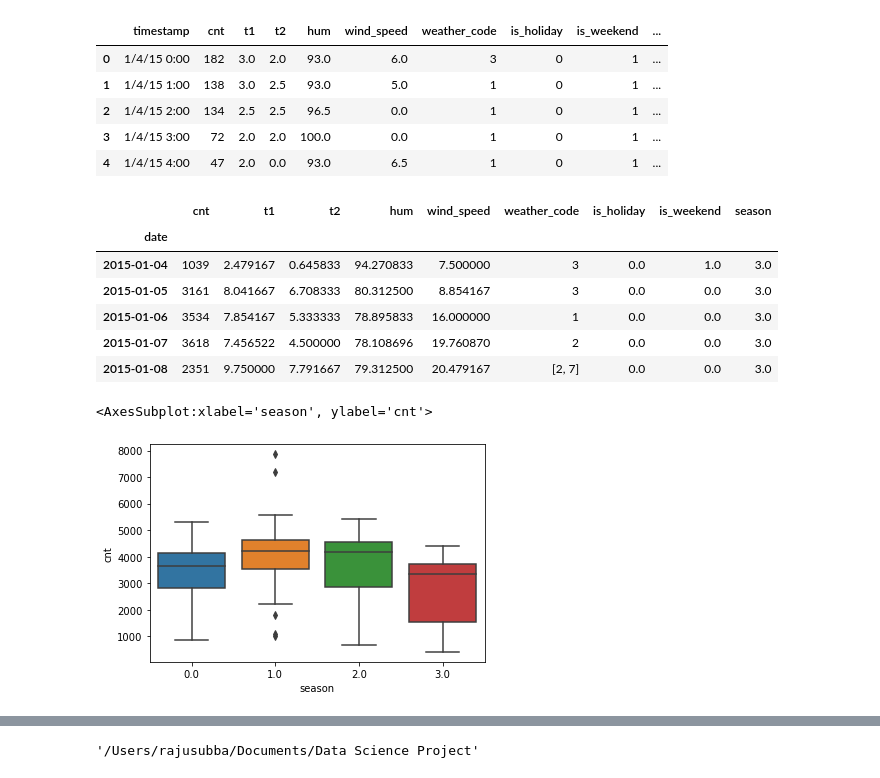
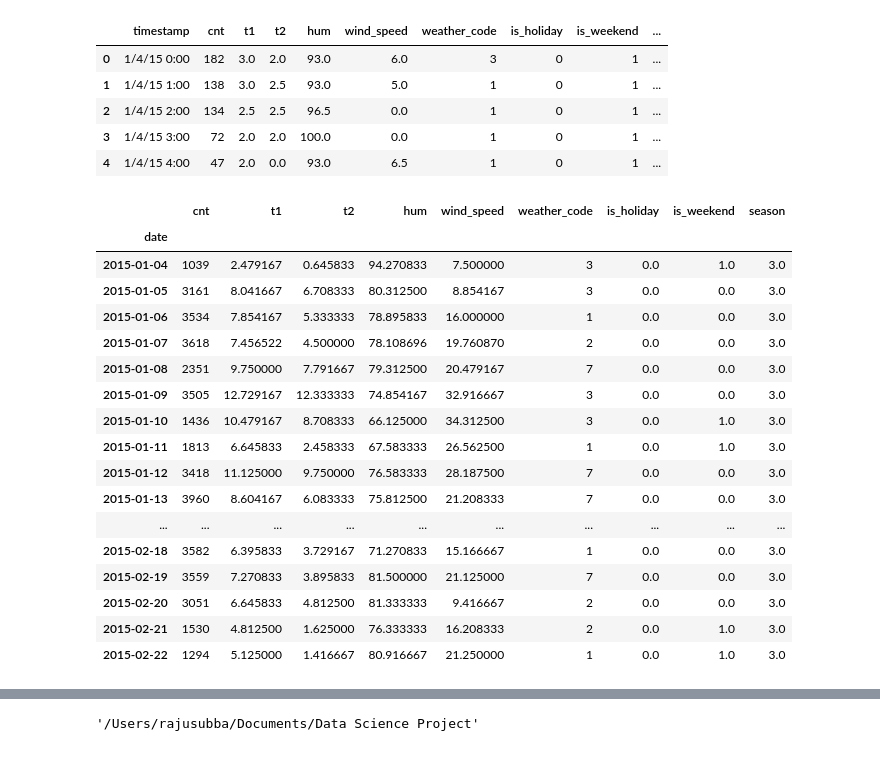
Before and after one commit to Rajusubba/london-bike-shares, a Jupyter notebook: London Bike Share.ipynb, the cells around one changed output, grey strips where cells are left out. Drawn from its saved outputs; the diff is of its cells as text; code cells hidden in the pictures.

```diff
--- a/London Bike Share.ipynb
+++ b/London Bike Share.ipynb
@@ -358,18 +358,24 @@ bsd2 = bsd1.groupby('date').aggregate({
     'is_holiday': 'mean',
     'is_weekend': 'mean',
     'season': 'mean'})
-# %%
-bsd2.head()
-# %% [output]
-|  | cnt | t1 | t2 | hum | wind_speed | weather_code | is_holiday | is_weekend | season |
-| date |  |  |  |  |  |  |  |  |  |
-| 2015-01-04 | 1039 | 2.479167 | 0.645833 | 94.270833 | 7.500000 | 3 | 0.0 | 1.0 | 3.0 |
-| 2015-01-05 | 3161 | 8.041667 | 6.708333 | 80.312500 | 8.854167 | 3 | 0.0 | 0.0 | 3.0 |
-| 2015-01-06 | 3534 | 7.854167 | 5.333333 | 78.895833 | 16.000000 | 1 | 0.0 | 0.0 | 3.0 |
-| 2015-01-07 | 3618 | 7.456522 | 4.500000 | 78.108696 | 19.760870 | 2 | 0.0 | 0.0 | 3.0 |
-| 2015-01-08 | 2351 | 9.750000 | 7.791667 | 79.312500 | 20.479167 | [2, 7] | 0.0 | 0.0 | 3.0 |
-# %%
-sns.boxplot(x = "season", y = "cnt", data = bsd2)
-# %% [output]
-<AxesSubplot:xlabel='season', ylabel='cnt'>
-[figure, removed]
+# %%
+bsd2.head(50)
+# %% [output]
+|  | cnt | t1 | t2 | hum | wind_speed | weather_code | is_holiday | is_weekend | season |
+| date |  |  |  |  |  |  |  |  |  |
+| 2015-01-04 | 1039 | 2.479167 | 0.645833 | 94.270833 | 7.500000 | 3 | 0.0 | 1.0 | 3.0 |
+| 2015-01-05 | 3161 | 8.041667 | 6.708333 | 80.312500 | 8.854167 | 3 | 0.0 | 0.0 | 3.0 |
+| 2015-01-06 | 3534 | 7.854167 | 5.333333 | 78.895833 | 16.000000 | 1 | 0.0 | 0.0 | 3.0 |
+| 2015-01-07 | 3618 | 7.456522 | 4.500000 | 78.108696 | 19.760870 | 2 | 0.0 | 0.0 | 3.0 |
+| 2015-01-08 | 2351 | 9.750000 | 7.791667 | 79.312500 | 20.479167 | 7 | 0.0 | 0.0 | 3.0 |
+| 2015-01-09 | 3505 | 12.729167 | 12.333333 | 74.854167 | 32.916667 | 3 | 0.0 | 0.0 | 3.0 |
+| 2015-01-10 | 1436 | 10.479167 | 8.708333 | 66.125000 | 34.312500 | 3 | 0.0 | 1.0 | 3.0 |
+| 2015-01-11 | 1813 | 6.645833 | 2.458333 | 67.583333 | 26.562500 | 1 | 0.0 | 1.0 | 3.0 |
+| 2015-01-12 | 3418 | 11.125000 | 9.750000 | 76.583333 | 28.187500 | 7 | 0.0 | 0.0 | 3.0 |
+| 2015-01-13 | 3960 | 8.604167 | 6.083333 | 75.812500 | 21.208333 | 7 | 0.0 | 0.0 | 3.0 |
+| ... | ... | ... | ... | ... | ... | ... | ... | ... | ... |
+| 2015-02-18 | 3582 | 6.395833 | 3.729167 | 71.270833 | 15.166667 | 1 | 0.0 | 0.0 | 3.0 |
+| 2015-02-19 | 3559 | 7.270833 | 3.895833 | 81.500000 | 21.125000 | 7 | 0.0 | 0.0 | 3.0 |
+| 2015-02-20 | 3051 | 6.645833 | 4.812500 | 81.333333 | 9.416667 | 2 | 0.0 | 0.0 | 3.0 |
+| 2015-02-21 | 1530 | 4.812500 | 1.625000 | 76.333333 | 16.208333 | 2 | 0.0 | 1.0 | 3.0 |
+| 2015-02-22 | 1294 | 5.125000 | 1.416667 | 80.916667 | 21.250000 | 1 | 0.0 | 1.0 | 3.0 |
```
Also changed, not shown: parts of 6 cells of this notebook.
